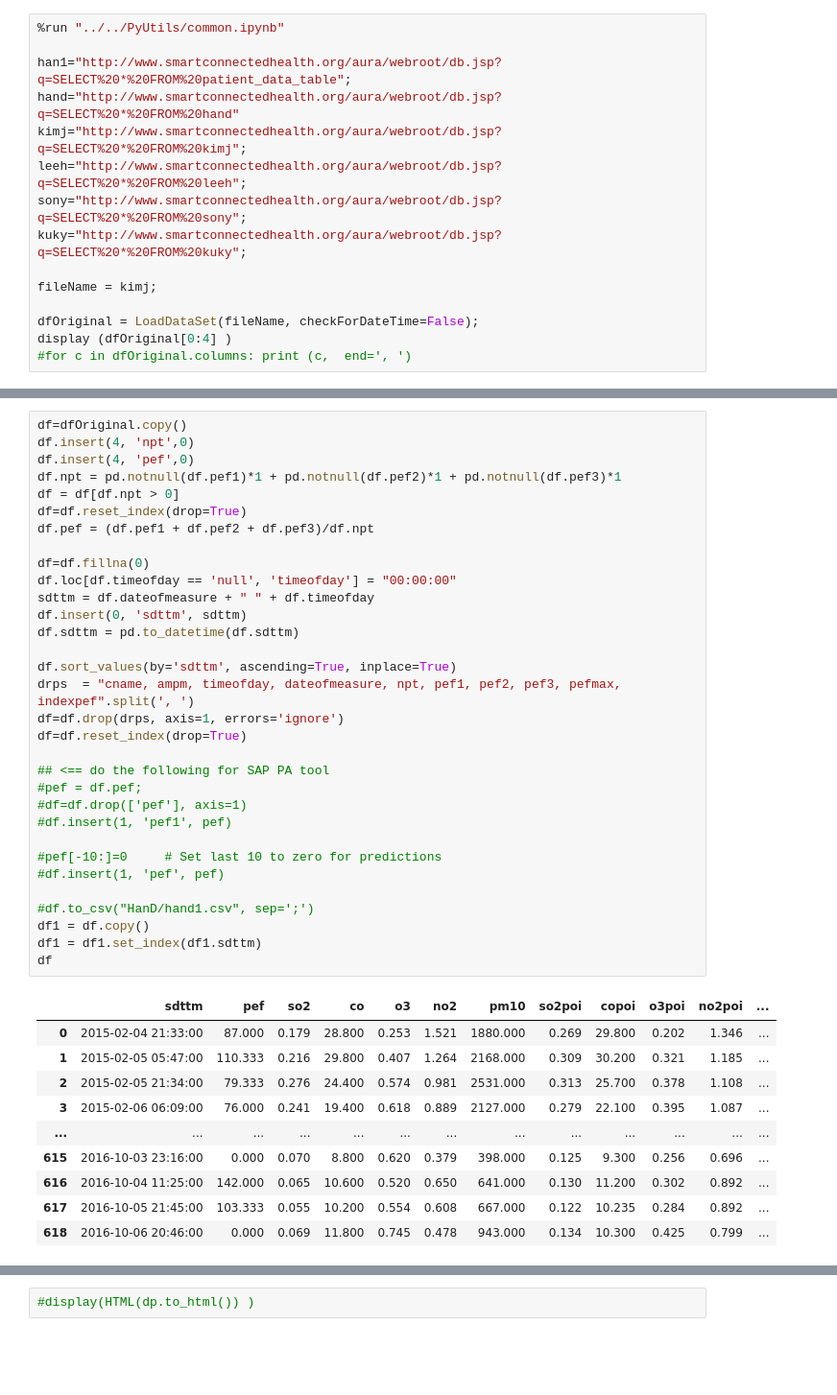
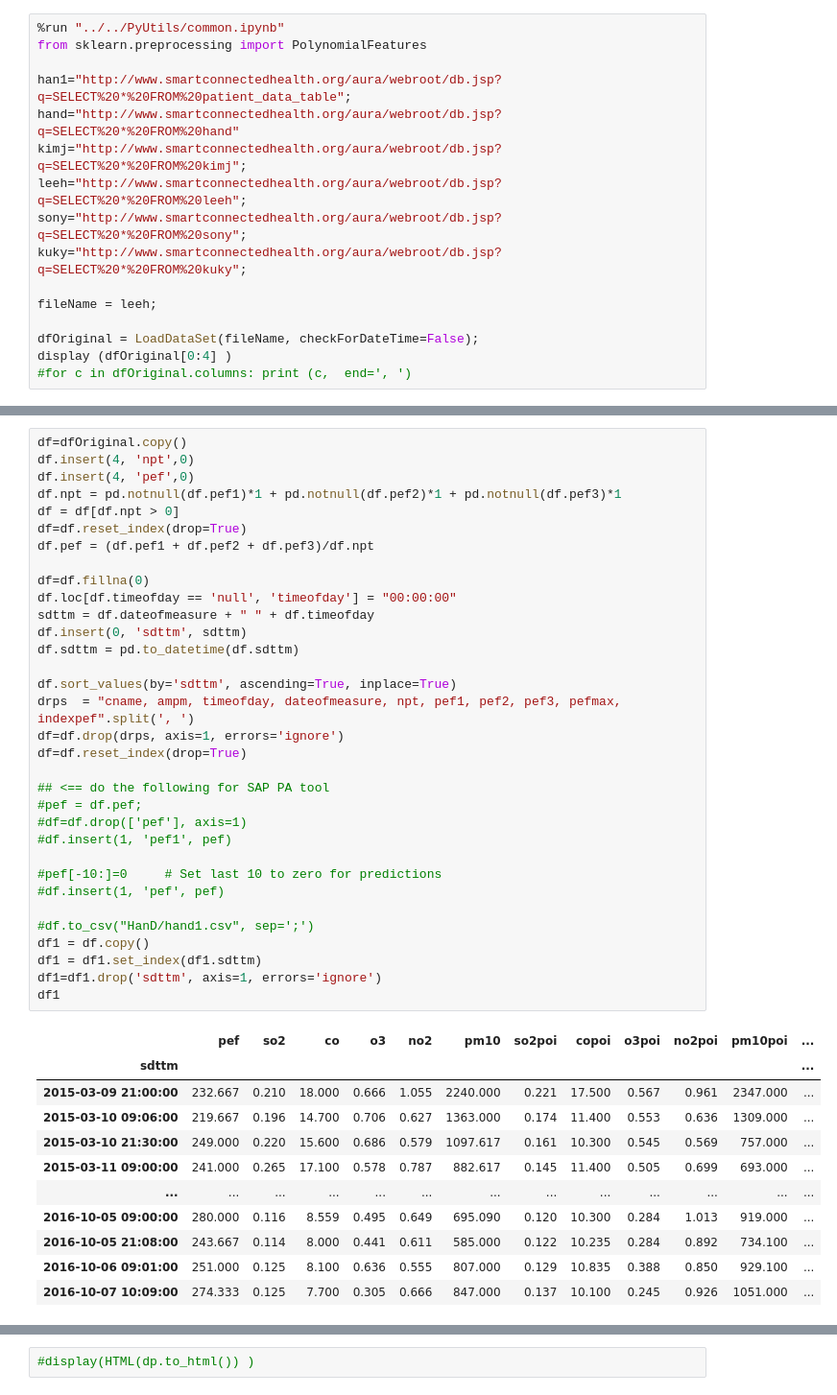
Before and after one commit to sada-narayanappa/Notebooks, a Jupyter notebook: SCHAS/pef/hans.ipynb, the cells around one changed output, grey strips where cells are left out. Shown at 96% size. Drawn from its saved outputs; the diff is of its cells as text; blank space fills up the shorter version.

```diff
--- a/SCHAS/pef/hans.ipynb
+++ b/SCHAS/pef/hans.ipynb
@@ -1,5 +1,6 @@
 # %%
 %run "../../PyUtils/common.ipynb"
+from sklearn.preprocessing import PolynomialFeatures
 
 han1="http://www.smartconnectedhealth.org/aura/webroot/db.jsp?q=SELECT%20*%20FROM%20patient_data_table";
 hand="http://www.smartconnectedhealth.org/aura/webroot/db.jsp?q=SELECT%20*%20FROM%20hand"
@@ -8,7 +9,7 @@ leeh="http://www.smartconnectedhealth.org/aura/webroot/db.jsp?q=SELECT%20*%20FRO
 sony="http://www.smartconnectedhealth.org/aura/webroot/db.jsp?q=SELECT%20*%20FROM%20sony";
 kuky="http://www.smartconnectedhealth.org/aura/webroot/db.jsp?q=SELECT%20*%20FROM%20kuky";
 
-fileName = kimj;
+fileName = leeh;
 
 dfOriginal = LoadDataSet(fileName, checkForDateTime=False);
 display (dfOriginal[0:4] )
@@ -25,41 +26,43 @@ df=dfOriginal.copy()
 df.insert(4, 'npt',0)
 df.insert(4, 'pef',0)
 df.npt = pd.notnull(df.pef1)*1 + pd.notnull(df.pef2)*1 + pd.notnull(df.pef3)*1
 df = df[df.npt > 0]
 df=df.reset_index(drop=True)
 df.pef = (df.pef1 + df.pef2 + df.pef3)/df.npt
 
 df=df.fillna(0)
 df.loc[df.timeofday == 'null', 'timeofday'] = "00:00:00"
 sdttm = df.dateofmeasure + " " + df.timeofday
 df.insert(0, 'sdttm', sdttm)
 df.sdttm = pd.to_datetime(df.sdttm)
 
 df.sort_values(by='sdttm', ascending=True, inplace=True)
 drps  = "cname, ampm, timeofday, dateofmeasure, npt, pef1, pef2, pef3, pefmax, indexpef".split(', ')
 df=df.drop(drps, axis=1, errors='ignore')
 df=df.reset_index(drop=True)
 
 ## <== do the following for SAP PA tool
 #pef = df.pef;
 #df=df.drop(['pef'], axis=1)
 #df.insert(1, 'pef1', pef)
 
 #pef[-10:]=0     # Set last 10 to zero for predictions
 #df.insert(1, 'pef', pef)
 
 #df.to_csv("HanD/hand1.csv", sep=';')
 df1 = df.copy()
 df1 = df1.set_index(df1.sdttm)
-df
+df1=df1.drop('sdttm', axis=1, errors='ignore')
+df1
 # %% [output]
-|  | sdttm | pef | so2 | co | o3 | no2 | pm10 | so2poi | copoi | o3poi | no2poi | ... |
-| 0 | 2015-02-04 21:33:00 | 87.000 | 0.179 | 28.800 | 0.253 | 1.521 | 1880.000 | 0.269 | 29.800 | 0.202 | 1.346 | ... |
-| 1 | 2015-02-05 05:47:00 | 110.333 | 0.216 | 29.800 | 0.407 | 1.264 | 2168.000 | 0.309 | 30.200 | 0.321 | 1.185 | ... |
-| 2 | 2015-02-05 21:34:00 | 79.333 | 0.276 | 24.400 | 0.574 | 0.981 | 2531.000 | 0.313 | 25.700 | 0.378 | 1.108 | ... |
-| 3 | 2015-02-06 06:09:00 | 76.000 | 0.241 | 19.400 | 0.618 | 0.889 | 2127.000 | 0.279 | 22.100 | 0.395 | 1.087 | ... |
+|  | pef | so2 | co | o3 | no2 | pm10 | so2poi | copoi | o3poi | no2poi | pm10poi | ... |
+| sdttm |  |  |  |  |  |  |  |  |  |  |  | ... |
+| 2015-03-09 21:00:00 | 232.667 | 0.210 | 18.000 | 0.666 | 1.055 | 2240.000 | 0.221 | 17.500 | 0.567 | 0.961 | 2347.000 | ... |
+| 2015-03-10 09:06:00 | 219.667 | 0.196 | 14.700 | 0.706 | 0.627 | 1363.000 | 0.174 | 11.400 | 0.553 | 0.636 | 1309.000 | ... |
+| 2015-03-10 21:30:00 | 249.000 | 0.220 | 15.600 | 0.686 | 0.579 | 1097.617 | 0.161 | 10.300 | 0.545 | 0.569 | 757.000 | ... |
+| 2015-03-11 09:00:00 | 241.000 | 0.265 | 17.100 | 0.578 | 0.787 | 882.617 | 0.145 | 11.400 | 0.505 | 0.699 | 693.000 | ... |
 | ... | ... | ... | ... | ... | ... | ... | ... | ... | ... | ... | ... | ... |
-| 615 | 2016-10-03 23:16:00 | 0.000 | 0.070 | 8.800 | 0.620 | 0.379 | 398.000 | 0.125 | 9.300 | 0.256 | 0.696 | ... |
-| 616 | 2016-10-04 11:25:00 | 142.000 | 0.065 | 10.600 | 0.520 | 0.650 | 641.000 | 0.130 | 11.200 | 0.302 | 0.892 | ... |
-| 617 | 2016-10-05 21:45:00 | 103.333 | 0.055 | 10.200 | 0.554 | 0.608 | 667.000 | 0.122 | 10.235 | 0.284 | 0.892 | ... |
-| 618 | 2016-10-06 20:46:00 | 0.000 | 0.069 | 11.800 | 0.745 | 0.478 | 943.000 | 0.134 | 10.300 | 0.425 | 0.799 | ... |
+| 2016-10-05 09:00:00 | 280.000 | 0.116 | 8.559 | 0.495 | 0.649 | 695.090 | 0.120 | 10.300 | 0.284 | 1.013 | 919.000 | ... |
+| 2016-10-05 21:08:00 | 243.667 | 0.114 | 8.000 | 0.441 | 0.611 | 585.000 | 0.122 | 10.235 | 0.284 | 0.892 | 734.100 | ... |
+| 2016-10-06 09:01:00 | 251.000 | 0.125 | 8.100 | 0.636 | 0.555 | 807.000 | 0.129 | 10.835 | 0.388 | 0.850 | 929.100 | ... |
+| 2016-10-07 10:09:00 | 274.333 | 0.125 | 7.700 | 0.305 | 0.666 | 847.000 | 0.137 | 10.100 | 0.245 | 0.926 | 1051.000 | ... |
```
Also changed, not shown: parts of 6 cells of this notebook.
